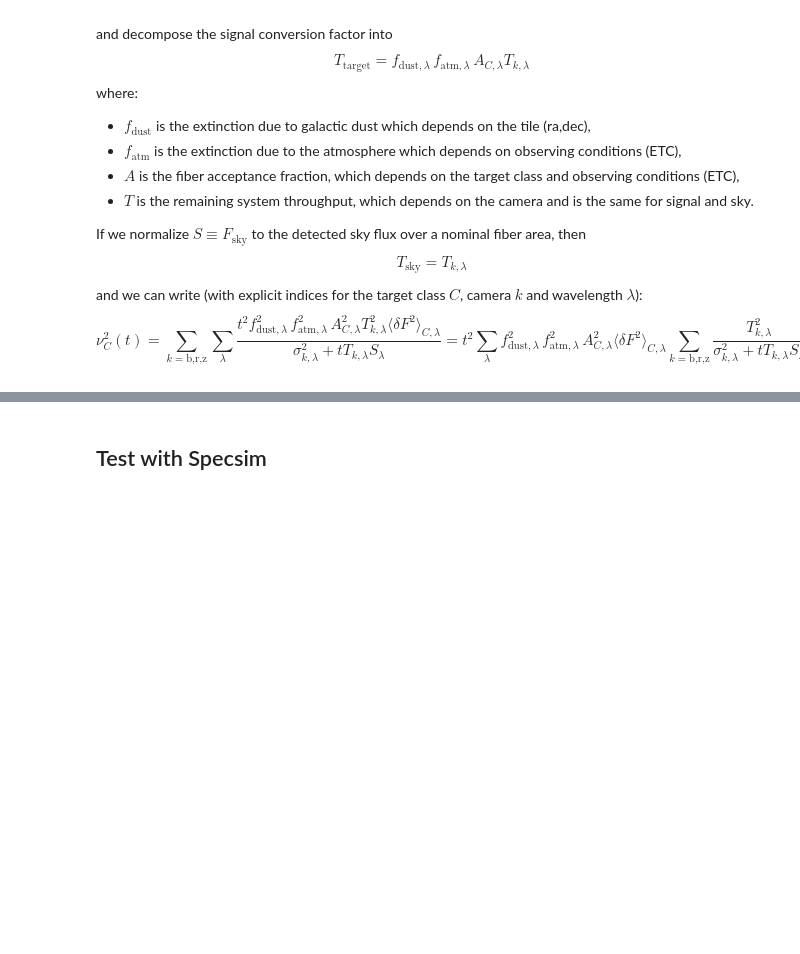
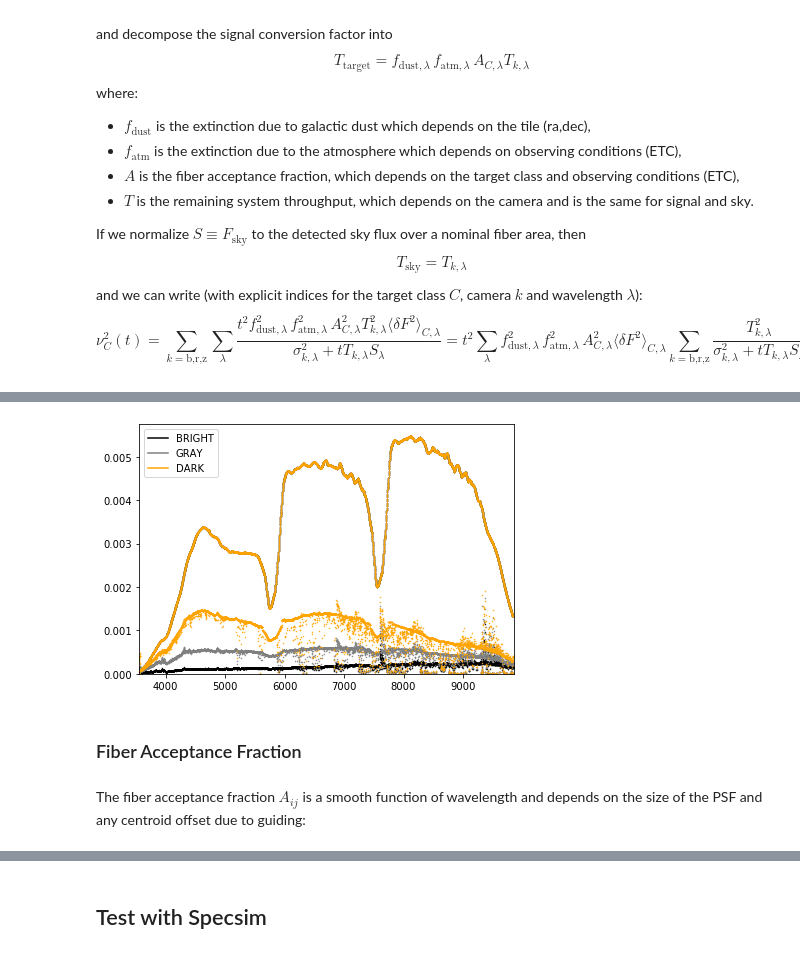
Before and after one commit to desihub/desisurvey, a Jupyter notebook: doc/nb/TileCompletionMetric.ipynb, the cells around one changed output, grey strips where cells are left out. Drawn from its saved outputs; the diff is of its cells as text; code cells hidden in the pictures; blank space fills up the shorter version.

```diff
--- a/doc/nb/TileCompletionMetric.ipynb
+++ b/doc/nb/TileCompletionMetric.ipynb
@@ -51,0 +402,27 @@ $$
+# %%
+def instrument_sky(dt):
+    denom = N ** 2 + dt * T * S.reshape(nsky,  nwlen, 1)
+    ratio = np.divide(T ** 2, denom, out=np.zeros((nsky, nwlen, ncamera)), where=denom > 0)
+    return ratio.sum(axis=-1)
+# %%
+def plot_instrument_sky(dtvec = (0., 1000.)):
+    nt = len(dtvec)
+    IS = np.empty((nsky, nwlen, nt))
+    colors = ('k', 'gray', 'orange')
+    for i, dt in enumerate(dtvec):
+        IS[:, :, i] = instrument_sky(dt)
+    for m, (label, model) in enumerate(skymodels.items()):
+        plt.plot(wlen, IS[m], '.', ms=1, c=colors[m])
+        plt.plot([], [], '-', c=colors[m], label=label)
+    plt.legend()
+    plt.xlim(wlen[0], wlen[-1])
+    plt.ylim(0, None)
+    plt.tight_layout()
+
+plot_instrument_sky()
+# %% [output]
+[figure, added]
+# %% [markdown]
+### Fiber Acceptance Fraction
+# %% [markdown]
+The fiber acceptance fraction $A_{ij}$ is a smooth function of wavelength and depends on the size of the PSF and any centroid offset due to guiding:
```
Also changed, not shown: parts of 75 cells of this notebook.
